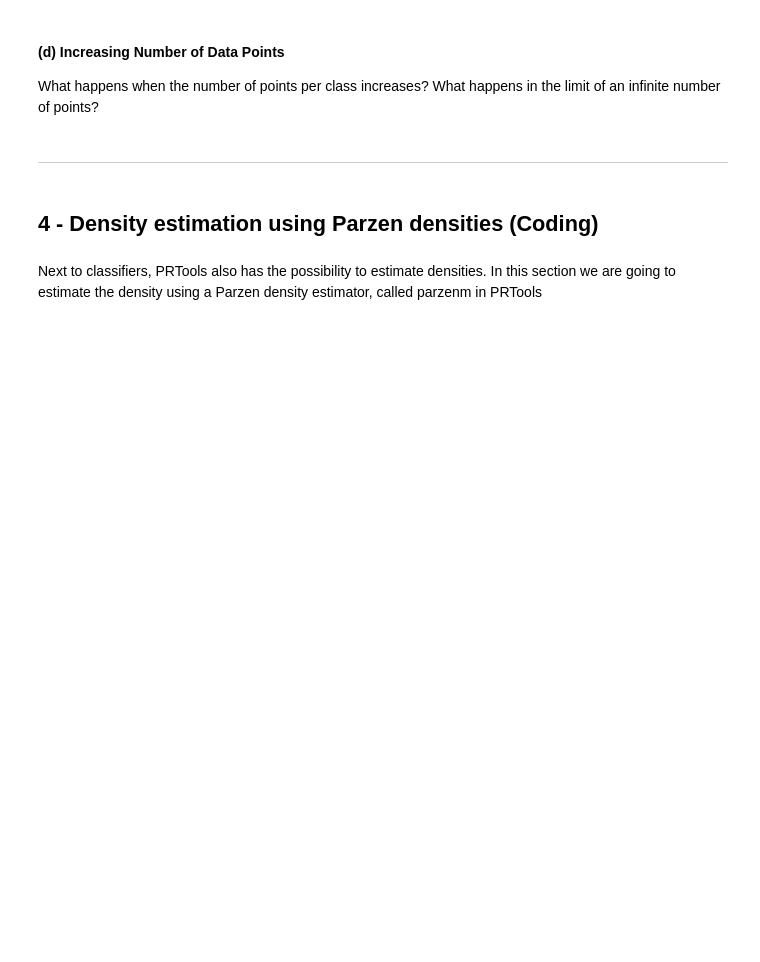
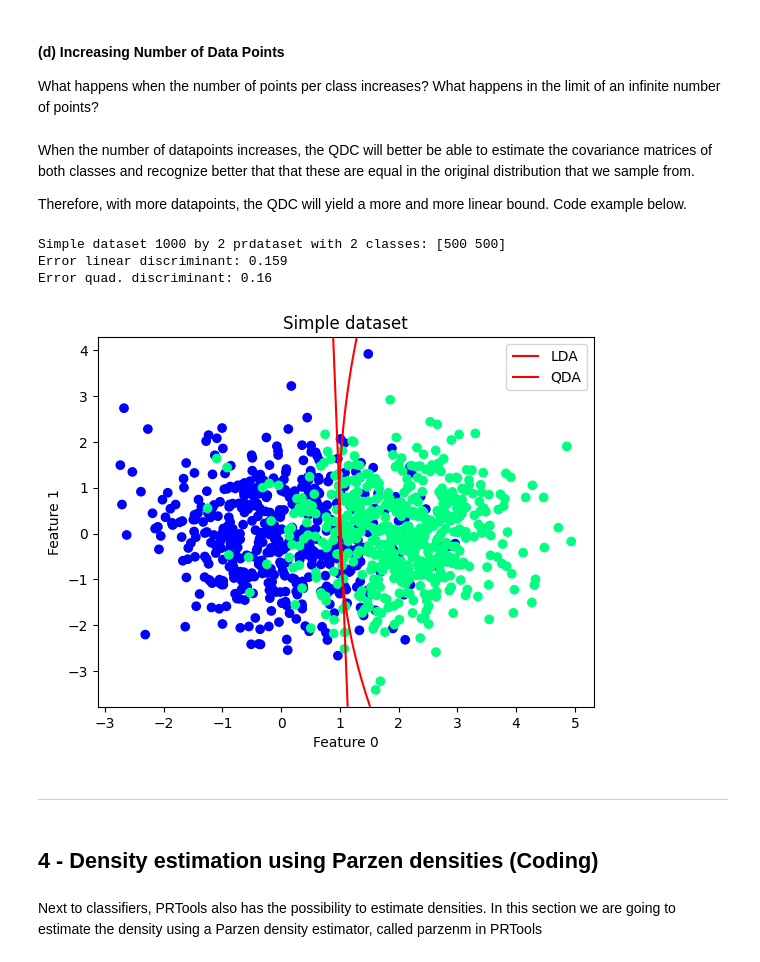
Before and after one commit to RensDur/DSAIT4005-Machine-and-Deep-Learning, a Jupyter notebook: Assignment-1.ipynb, the cells around one changed output. Drawn from its saved outputs; the diff is of its cells as text; code cells hidden in the pictures; blank space fills up the shorter version.

```diff
--- a/Assignment-1.ipynb
+++ b/Assignment-1.ipynb
@@ -544,6 +550,33 @@ Scatter the data set and plot the decision boundary estimated by means of `ldc(a
 #### (d) Increasing Number of Data Points
 
 What happens when the number of points per class increases? What happens in the limit of an infinite number of points?
+# %% [markdown]
+When the number of datapoints increases, the QDC will better be able to estimate the covariance matrices of both classes and recognize better that that these are equal in the original distribution that we sample from.
+
+Therefore, with more datapoints, the QDC will yield a more and more linear bound. Code example below.
+# %%
+dataset = pr.gendats([500, 500])
+print(dataset)
+
+linear_discriminant = pr.ldc()
+linear_discriminant.train(dataset)
+
+quadratic_discriminant = pr.qdc()
+quadratic_discriminant.train(dataset)
+
+c = linear_discriminant.eval(dataset)
+cq = quadratic_discriminant.eval(dataset)
+
+print(f"Error linear discriminant: {pr.testc(c)}")
+print(f"Error quad. discriminant: {pr.testc(cq)}")
+
+pr.scatterd(dataset)
+pr.plotc([linear_discriminant, quadratic_discriminant])
+# %% [output]
+Simple dataset 1000 by 2 prdataset with 2 classes: [500 500]
+Error linear discriminant: 0.159
+Error quad. discriminant: 0.16
+[figure, added]
 # %% [markdown]
 ---
 # %% [markdown]
```
Also changed, not shown: parts of 26 cells of this notebook.
